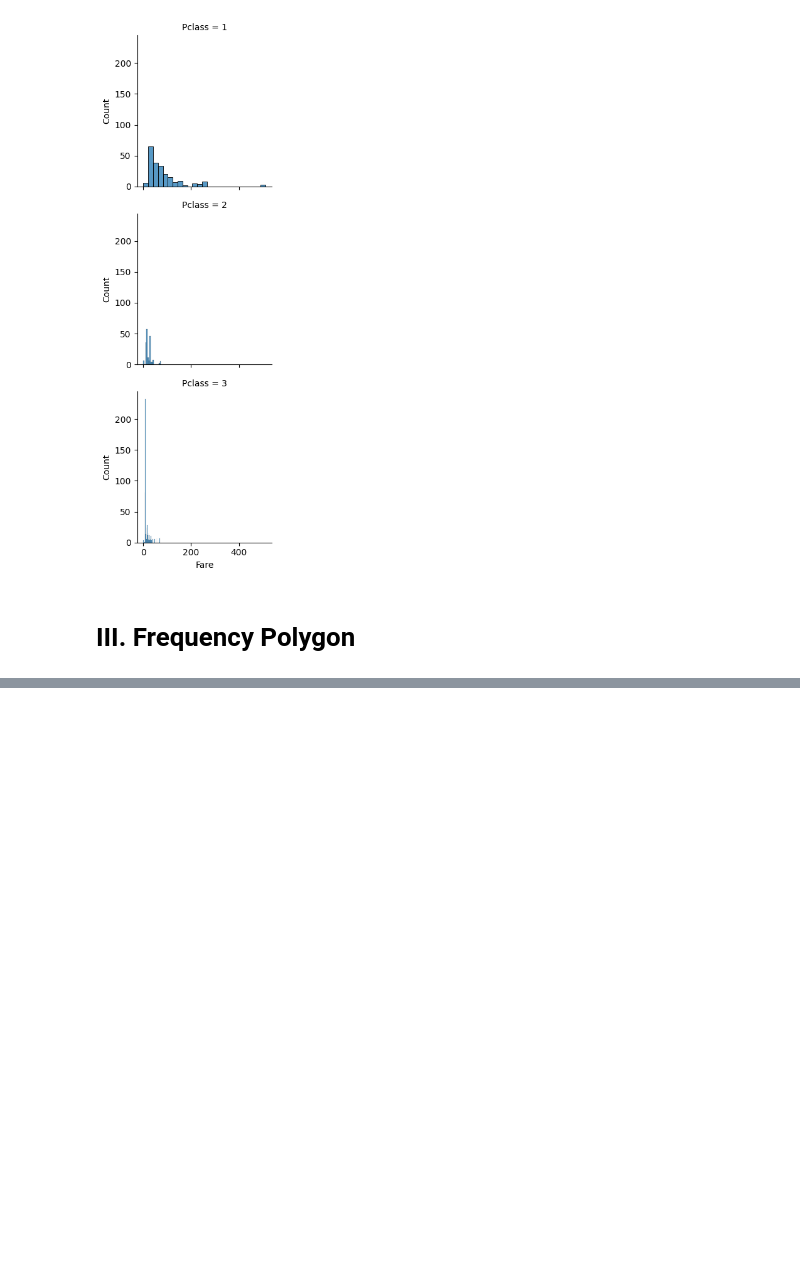
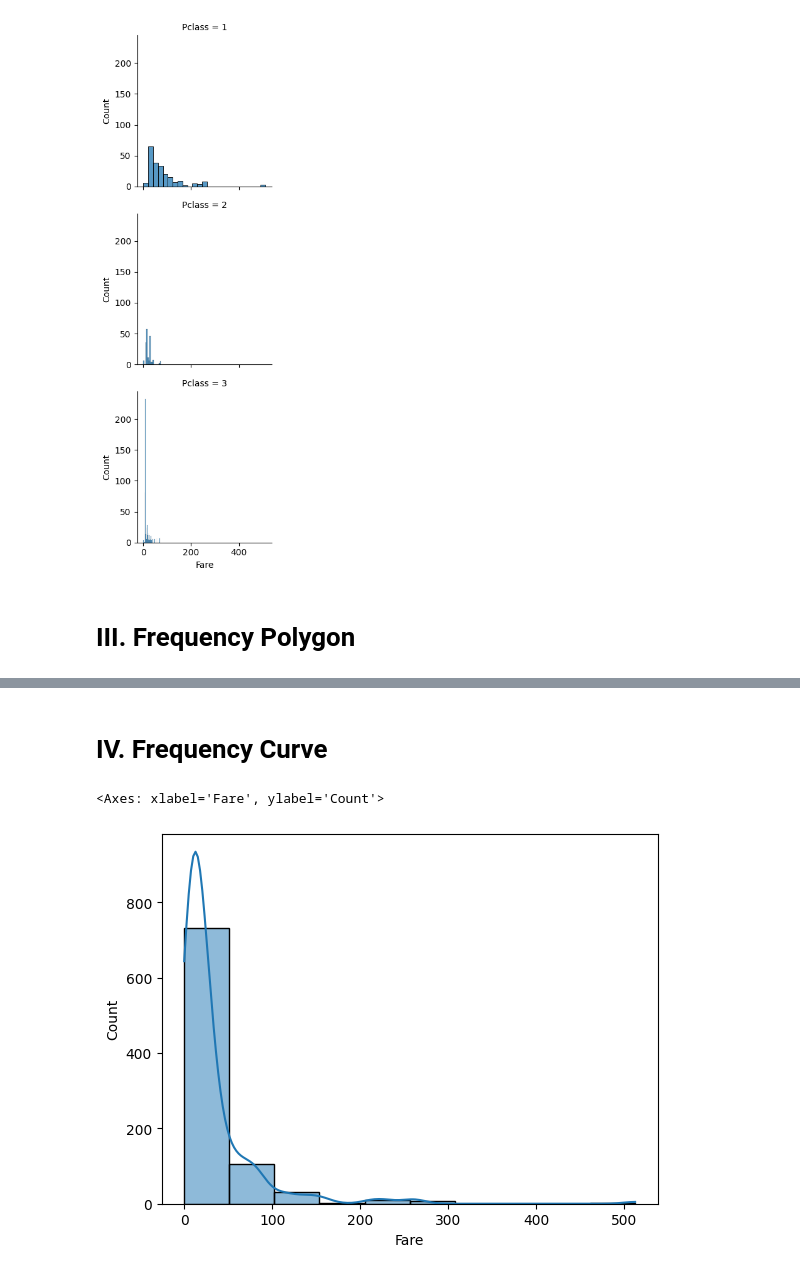
Before and after one commit to Akith-002/titanic_stat, a Jupyter notebook: Graphical_presentation_of_Data.ipynb, the cells around one changed output, grey strips where cells are left out. Drawn from its saved outputs; the diff is of its cells as text; code cells hidden in the pictures; blank space fills up the shorter version.

```diff
--- a/Graphical_presentation_of_Data.ipynb
+++ b/Graphical_presentation_of_Data.ipynb
@@ -232,0 +239,7 @@ g.map(sns.histplot, 'Fare')
+# %% [markdown]
+# **IV. Frequency Curve**
+# %%
+sns.histplot(data=df, x='Fare', bins=10, kde=True)
+# %% [output]
+<Axes: xlabel='Fare', ylabel='Count'>
+[figure, added]
```
Also changed, not shown: parts of 15 cells of this notebook.
